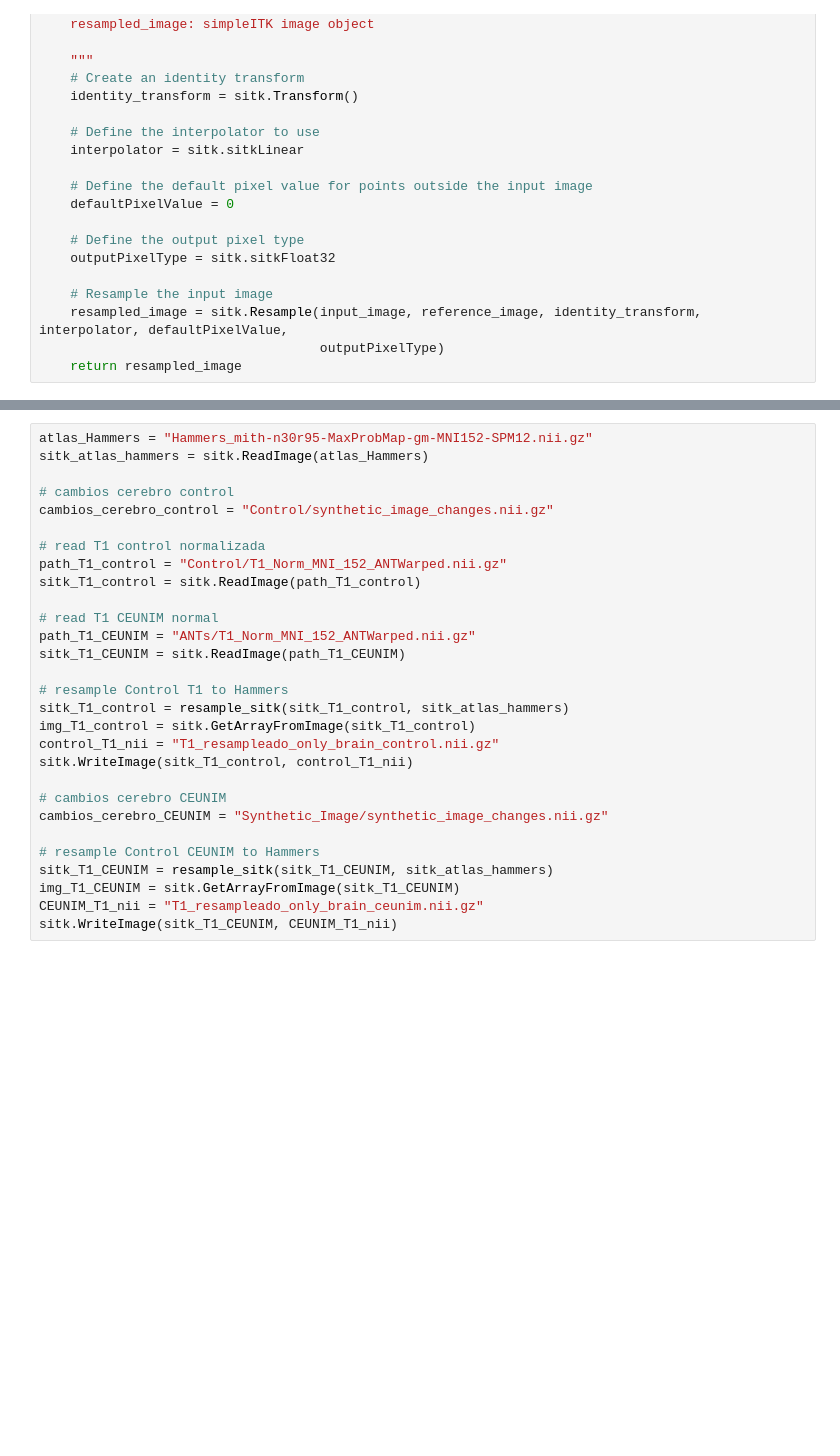
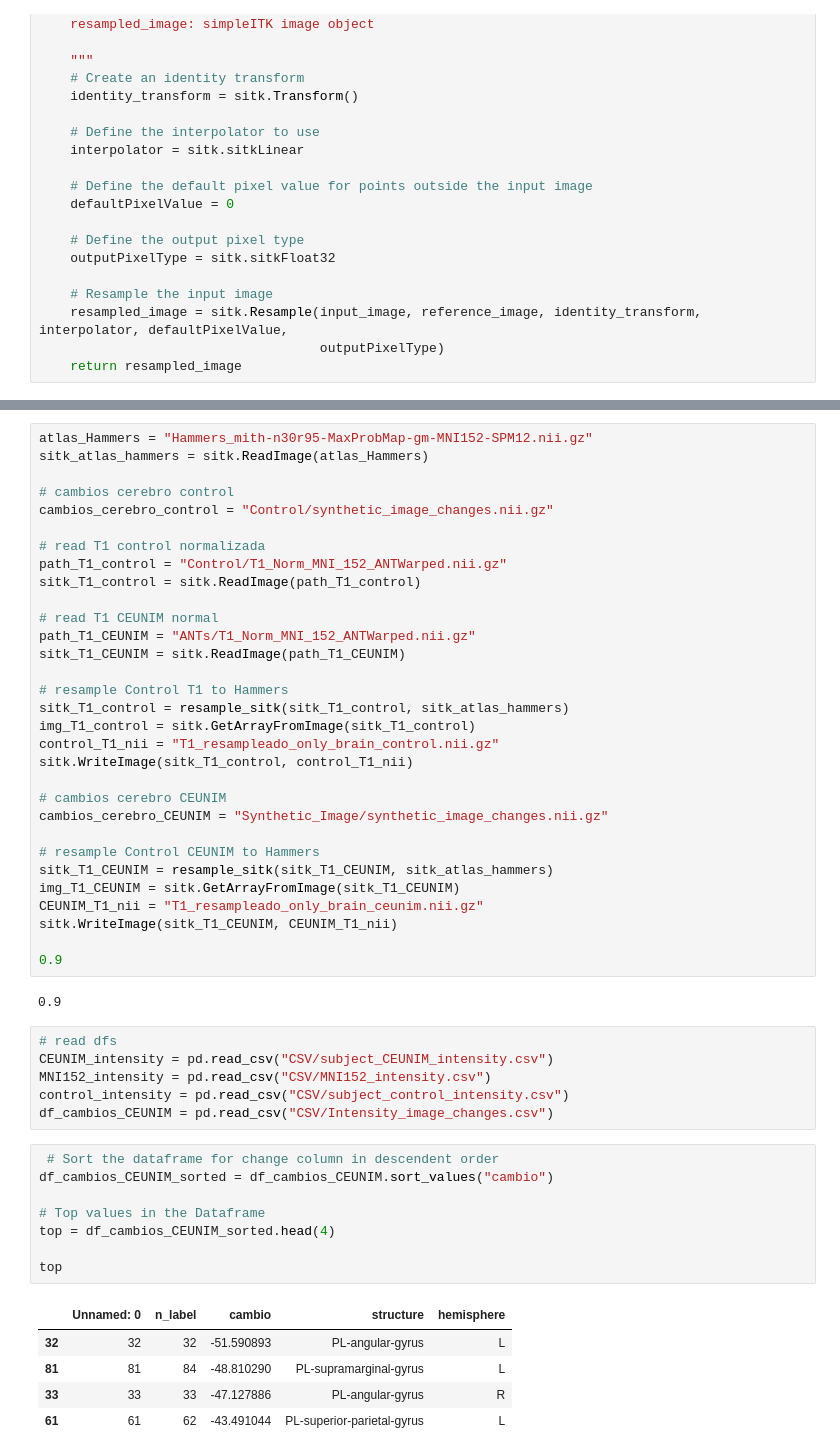
Before and after one commit to suflorcita/UNSAMPETQuantificationTools, a Jupyter notebook: brain_for_sabi.ipynb, the cells around one changed output, grey strips where cells are left out. Drawn from its saved outputs; the diff is of its cells as text; blank space fills up the shorter version.

```diff
--- a/brain_for_sabi.ipynb
+++ b/brain_for_sabi.ipynb
@@ -69,3 +108,27 @@ sitk_T1_CEUNIM = resample_sitk(sitk_T1_CEUNIM, sitk_atlas_hammers)
 img_T1_CEUNIM = sitk.GetArrayFromImage(sitk_T1_CEUNIM)
 CEUNIM_T1_nii = "T1_resampleado_only_brain_ceunim.nii.gz"
 sitk.WriteImage(sitk_T1_CEUNIM, CEUNIM_T1_nii)
+
+0.9
+# %% [output]
+0.9
+# %%
+# read dfs
+CEUNIM_intensity = pd.read_csv("CSV/subject_CEUNIM_intensity.csv")
+MNI152_intensity = pd.read_csv("CSV/MNI152_intensity.csv")
+control_intensity = pd.read_csv("CSV/subject_control_intensity.csv")
+df_cambios_CEUNIM = pd.read_csv("CSV/Intensity_image_changes.csv")
+# %%
+ # Sort the dataframe for change column in descendent order
+df_cambios_CEUNIM_sorted = df_cambios_CEUNIM.sort_values("cambio")
+
+# Top values in the Dataframe
+top = df_cambios_CEUNIM_sorted.head(4)
+
+top
+# %% [output]
+|  | Unnamed: 0 | n_label | cambio | structure | hemisphere |
+| 32 | 32 | 32 | -51.590893 | PL-angular-gyrus | L |
+| 81 | 81 | 84 | -48.810290 | PL-supramarginal-gyrus | L |
+| 33 | 33 | 33 | -47.127886 | PL-angular-gyrus | R |
+| 61 | 61 | 62 | -43.491044 | PL-superior-parietal-gyrus | L |
```
Also changed, not shown: parts of 9 cells of this notebook.
